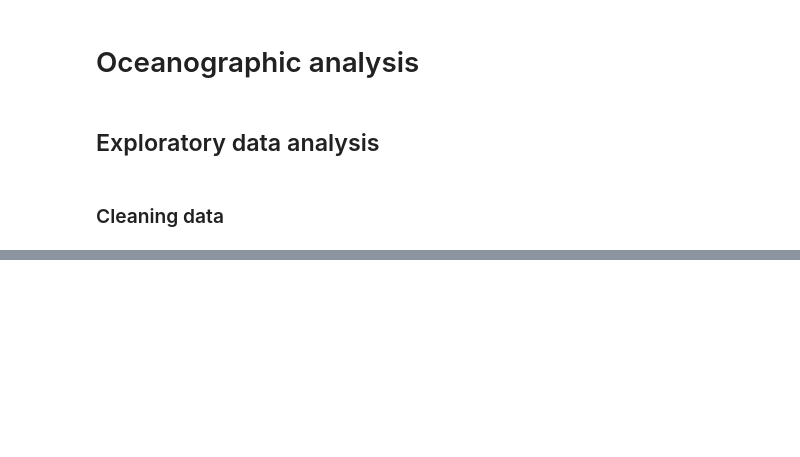
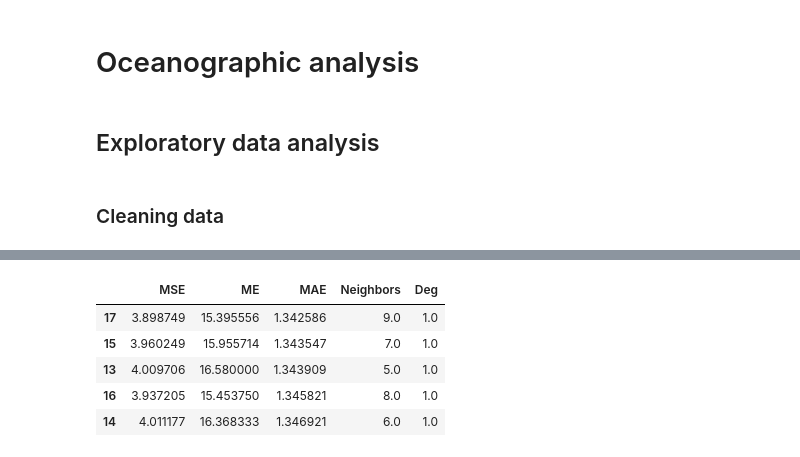
Before and after one commit to lorenzo-arcioni/master-ds, a Jupyter notebook: Workshops/5/workshop_5.ipynb, the cells around one changed output, grey strips where cells are left out. Drawn from its saved outputs; the diff is of its cells as text; code cells hidden in the pictures; blank space fills up the shorter version.

```diff
--- a/Workshops/5/workshop_5.ipynb
+++ b/Workshops/5/workshop_5.ipynb
@@ -133,0 +218,33 @@ sns.pairplot(errors_deg, hue="MAE",
+# %%
+from sklearn.neighbors import KNeighborsRegressor
+
+# Initialize the dictonary for error metrics
+parameter_errors = dict(dict())
+
+i = 0
+
+for deg in range(8):
+    for nei in range(1, 10):
+        # crea le features polinomiali
+        poly = PolynomialFeatures(degree=deg)
+        x_poly = poly.fit_transform(X_train)
+
+        # esegue la regressione lineare
+        reg = KNeighborsRegressor(n_neighbors=nei, n_jobs=-1)
+        reg.fit(x_poly, y_train)
+
+        # Make a prediction
+        X_test_poly = poly.fit_transform(X_test)
+        y_pred = reg.predict(X_test_poly)
+
+        index = str(deg) + ' ' + str(nei)
+
+        parameter_errors[i] = {'MSE': mean_squared_error(y_test, y_pred),
+                               'ME':  max_error(y_test, y_pred),
+                               'MAE': mean_absolute_error(y_test, y_pred),
+                               'Neighbors': nei,
+                               'Deg': deg
+                            }
+        i += 1
+
+    print("Polynome of degree", deg, 'done!')
@@ -133,0 +260,11 @@ sns.pairplot(errors_deg, hue="MAE",
+# %%
+errors_deg = pd.DataFrame(parameter_errors).T
+errors_deg.sort_values(['MAE', 'ME', 'MSE'], inplace=True)
+errors_deg.head()
+# %% [output]
+|  | MSE | ME | MAE | Neighbors | Deg |
+| 17 | 3.898749 | 15.395556 | 1.342586 | 9.0 | 1.0 |
+| 15 | 3.960249 | 15.955714 | 1.343547 | 7.0 | 1.0 |
+| 13 | 4.009706 | 16.580000 | 1.343909 | 5.0 | 1.0 |
+| 16 | 3.937205 | 15.453750 | 1.345821 | 8.0 | 1.0 |
+| 14 | 4.011177 | 16.368333 | 1.346921 | 6.0 | 1.0 |
```
Also changed, not shown: parts of 20 cells of this notebook.
